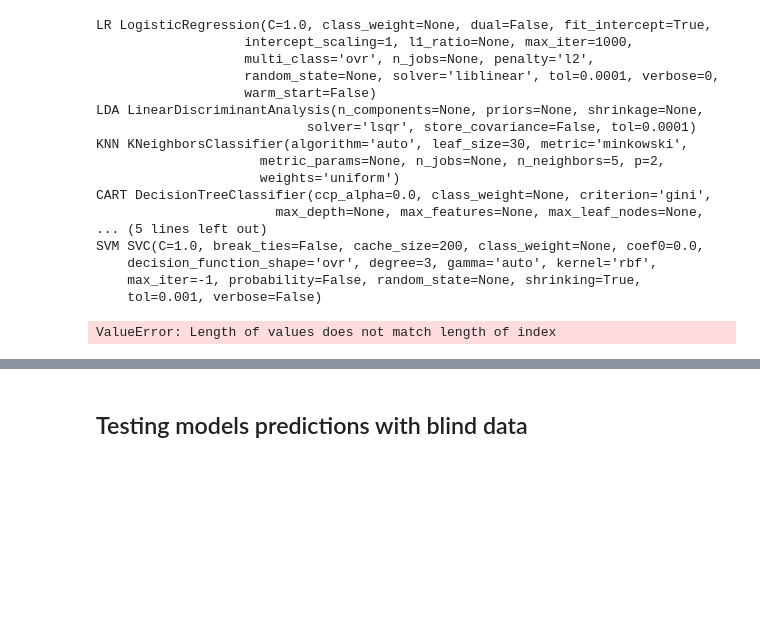
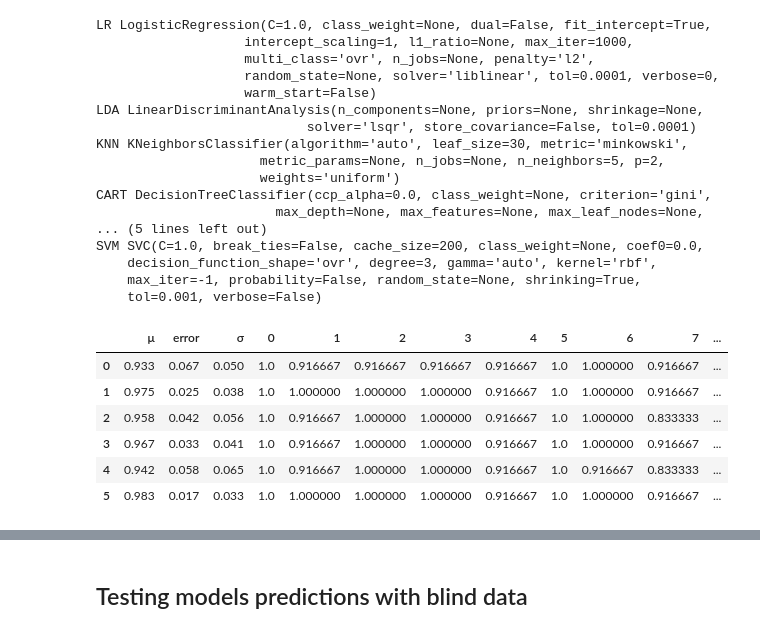
Before and after one commit to g-freire/iris-ml, a Jupyter notebook: Iris-Dataset.ipynb, the cells around one changed output, grey strips where cells are left out. Drawn from its saved outputs; the diff is of its cells as text; code cells hidden in the pictures; blank space fills up the shorter version.

Commit message:
fix accuracy cv dataframe

```diff
--- a/Iris-Dataset.ipynb
+++ b/Iris-Dataset.ipynb
@@ -198,10 +198,3 @@ plt.show()
 <h2>Modeling using ML techniques</h2>
 # %% [markdown]
 <h3>Training </h3>
-# %%
-url = "https://archive.ics.uci.edu/ml/machine-learning-databases/iris/iris.data"
-names = ['sepal-length', 'sepal-width', 'petal-length', 'petal-width', 'class']
-df = pd.read_csv('iris.csv', names=names)
-array = df.values
-print("Shape: ",array.shape)
-df.sample(5)
@@ -325,14 +310,20 @@ for name, model in models:
 # %%
 error_list = [round(1- i,3) for i in cv_mean_result_collection ]
 df_cv_results = pd.DataFrame(cv_metrics_result)
 df_cv_results.T.columns = model_names
-df['μ'] = np.array(cv_mean_result_collection)
-df['σ'] = cv_std_result_collection
-df['error'] = error_list
-df = df[['μ','error', 'σ', 0, 1, 2, 3, 4, 5, 6, 7, 8, 9]]
+df_cv_results['μ'] = cv_mean_result_collection
+df_cv_results['σ'] = cv_std_result_collection
+df_cv_results['error'] = error_list
+df = df_cv_results[['μ','error', 'σ', 0, 1, 2, 3, 4, 5, 6, 7, 8, 9]]
 df
 # %% [output]
-ValueError: Length of values does not match length of index
+|  | μ | error | σ | 0 | 1 | 2 | 3 | 4 | 5 | 6 | 7 | ... |
+| 0 | 0.933 | 0.067 | 0.050 | 1.0 | 0.916667 | 0.916667 | 0.916667 | 0.916667 | 1.0 | 1.000000 | 0.916667 | ... |
+| 1 | 0.975 | 0.025 | 0.038 | 1.0 | 1.000000 | 1.000000 | 1.000000 | 0.916667 | 1.0 | 1.000000 | 0.916667 | ... |
+| 2 | 0.958 | 0.042 | 0.056 | 1.0 | 0.916667 | 1.000000 | 1.000000 | 0.916667 | 1.0 | 1.000000 | 0.833333 | ... |
+| 3 | 0.967 | 0.033 | 0.041 | 1.0 | 0.916667 | 1.000000 | 1.000000 | 0.916667 | 1.0 | 1.000000 | 0.916667 | ... |
+| 4 | 0.942 | 0.058 | 0.065 | 1.0 | 0.916667 | 1.000000 | 1.000000 | 0.916667 | 1.0 | 0.916667 | 0.833333 | ... |
+| 5 | 0.983 | 0.017 | 0.033 | 1.0 | 1.000000 | 1.000000 | 1.000000 | 0.916667 | 1.0 | 1.000000 | 0.916667 | ... |
 # %%
 plt.bar(model_names, error_list)
 plt.title('ML Models X Mean of training erros (10K CV)', size=14)
```
Also changed, not shown: parts of 8 cells of this notebook, 1 other file.
